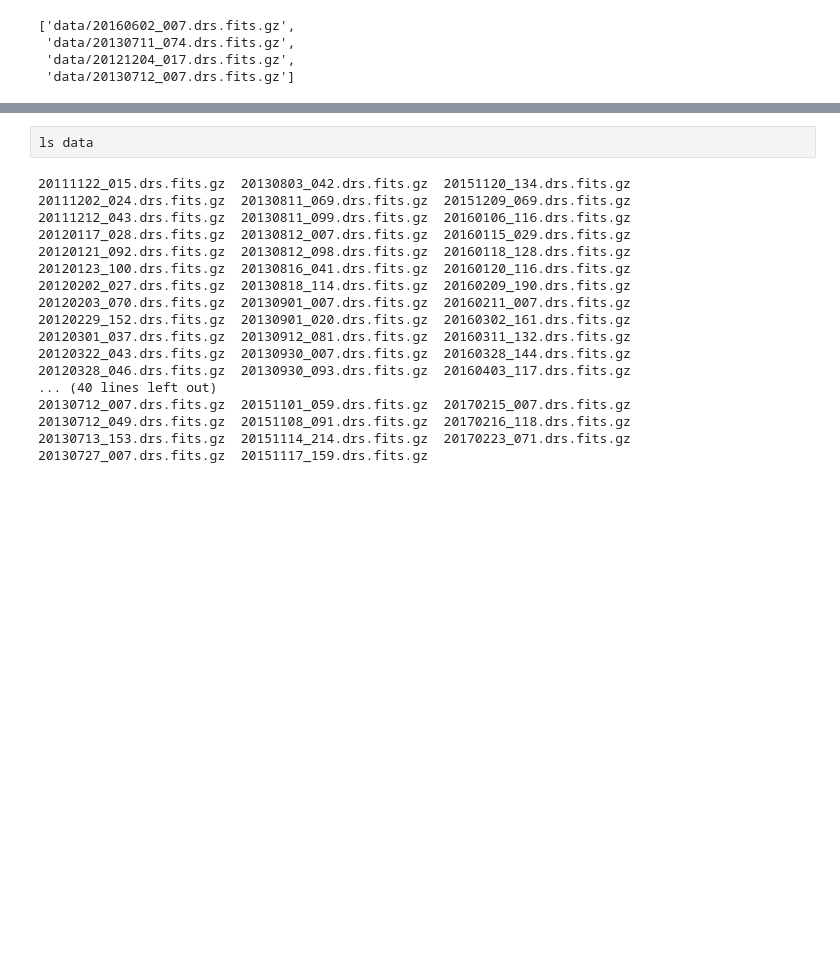
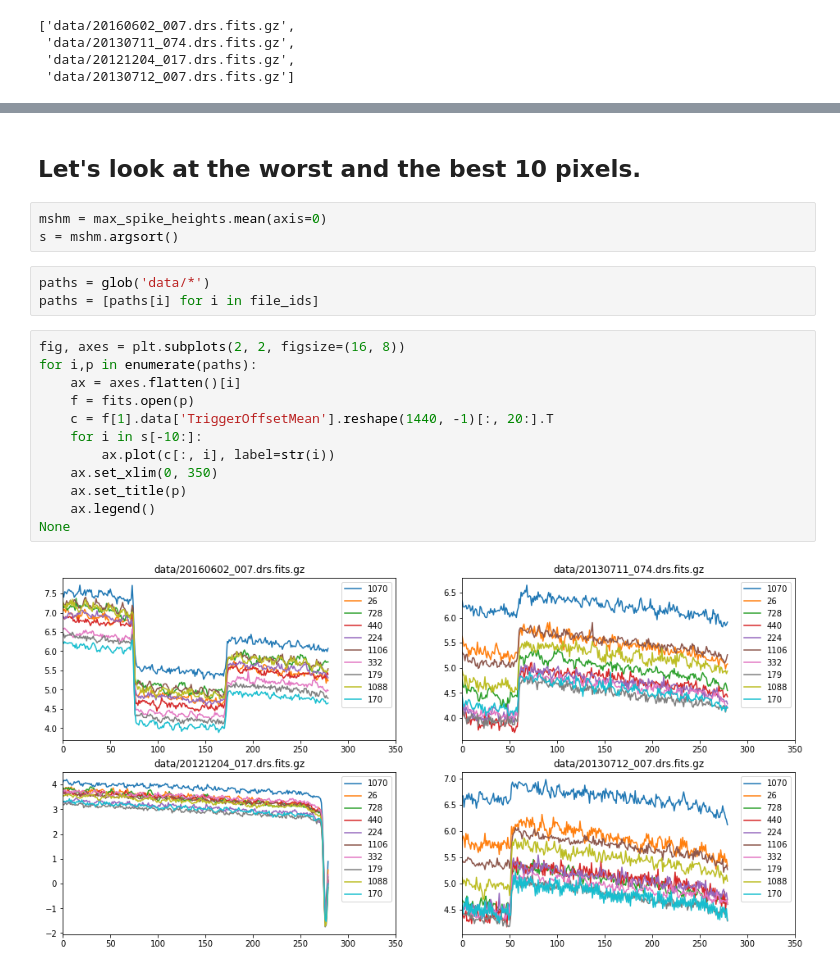
Before and after one commit to dneise/trigger_offset_study, a Jupyter notebook: average_spike_height.ipynb, the cells around one changed output, grey strips where cells are left out. Drawn from its saved outputs; the diff is of its cells as text; blank space fills up the shorter version.

```diff
--- a/average_spike_height.ipynb
+++ b/average_spike_height.ipynb
@@ -69,20 +70,22 @@ None
-# %%
-ls data
-# %% [output]
-20111122_015.drs.fits.gz  20130803_042.drs.fits.gz  20151120_134.drs.fits.gz
-20111202_024.drs.fits.gz  20130811_069.drs.fits.gz  20151209_069.drs.fits.gz
-20111212_043.drs.fits.gz  20130811_099.drs.fits.gz  20160106_116.drs.fits.gz
-20120117_028.drs.fits.gz  20130812_007.drs.fits.gz  20160115_029.drs.fits.gz
-20120121_092.drs.fits.gz  20130812_098.drs.fits.gz  20160118_128.drs.fits.gz
-20120123_100.drs.fits.gz  20130816_041.drs.fits.gz  20160120_116.drs.fits.gz
-20120202_027.drs.fits.gz  20130818_114.drs.fits.gz  20160209_190.drs.fits.gz
-20120203_070.drs.fits.gz  20130901_007.drs.fits.gz  20160211_007.drs.fits.gz
-20120229_152.drs.fits.gz  20130901_020.drs.fits.gz  20160302_161.drs.fits.gz
-20120301_037.drs.fits.gz  20130912_081.drs.fits.gz  20160311_132.drs.fits.gz
-20120322_043.drs.fits.gz  20130930_007.drs.fits.gz  20160328_144.drs.fits.gz
-20120328_046.drs.fits.gz  20130930_093.drs.fits.gz  20160403_117.drs.fits.gz
-... (40 lines left out)
-20130712_007.drs.fits.gz  20151101_059.drs.fits.gz  20170215_007.drs.fits.gz
-20130712_049.drs.fits.gz  20151108_091.drs.fits.gz  20170216_118.drs.fits.gz
-20130713_153.drs.fits.gz  20151114_214.drs.fits.gz  20170223_071.drs.fits.gz
-20130727_007.drs.fits.gz  20151117_159.drs.fits.gz
+# %% [markdown]
+## Let's look at the worst and the best 10 pixels.
+# %%
+mshm = max_spike_heights.mean(axis=0)
+s = mshm.argsort()
+# %%
+paths = glob('data/*')
+paths = [paths[i] for i in file_ids]
+# %%
+fig, axes = plt.subplots(2, 2, figsize=(16, 8))
+for i,p in enumerate(paths):
+    ax = axes.flatten()[i]
+    f = fits.open(p)
+    c = f[1].data['TriggerOffsetMean'].reshape(1440, -1)[:, 20:].T
+    for i in s[-10:]:
+        ax.plot(c[:, i], label=str(i))
+    ax.set_xlim(0, 350)
+    ax.set_title(p)
+    ax.legend()
+None
+# %% [output]
+[figure, added]
```
Also changed, not shown: parts of 3 cells of this notebook.
